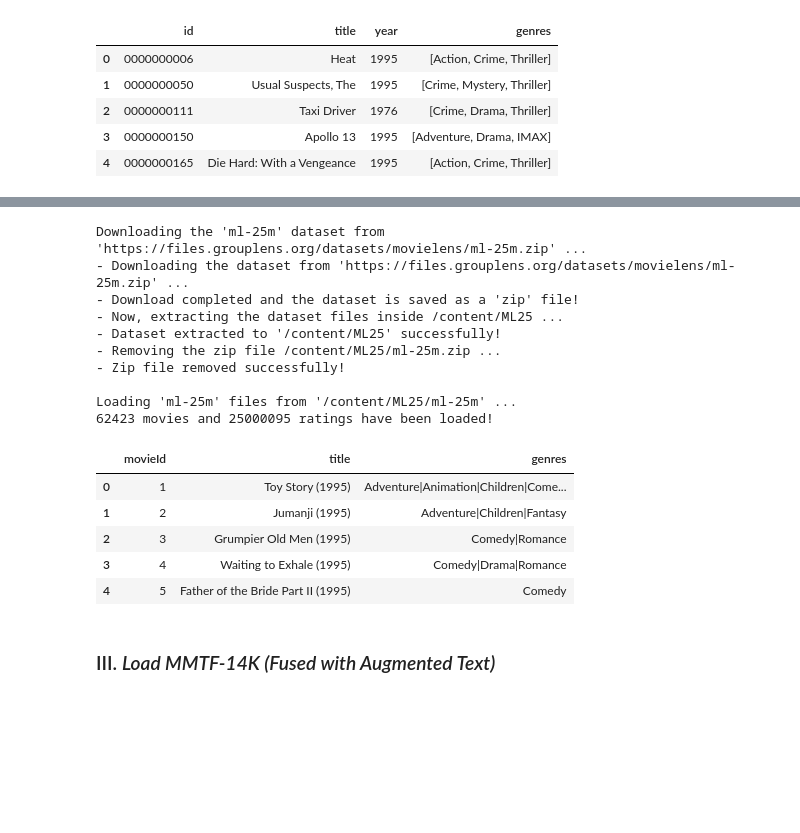
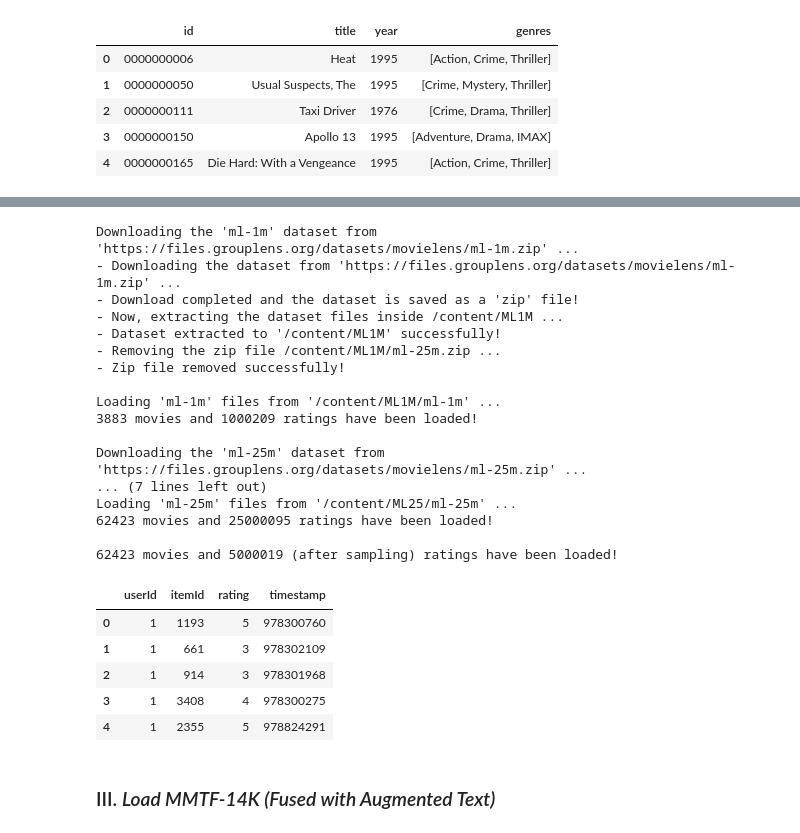
Before and after one commit to RecSys-lab/movifex_dataset, a Jupyter notebook: examples/dataset_statistics.ipynb, the cells around one changed output, grey strips where cells are left out. Cells and saved outputs as stored; diff of their text form; code cells hidden in the pictures; blank space fills up the shorter version.

```diff
--- a/examples/dataset_statistics.ipynb
+++ b/examples/dataset_statistics.ipynb
@@ -78,42 +78,70 @@ movifexDF.head(5)
 # %%
 from movifex.utils import loadDataFromCSV
 from movifex.datasets.movielens.downloader import downloadMovielens25m
 
 # Variables
-movielenzVariant = "ml-25m"
-datasetPath = "/content/ML25"
-movielenzUrl = f"https://files.grouplens.org/datasets/movielens/{movielenzVariant}.zip"
+SEED = 42
+Sampler = 0.2     # Sampling the results
+movieLenzVariants = ['ml-1m', 'ml-25m']
 
-# Download the MovieLenz Dataset
-print(f"Downloading the '{movielenzVariant}' dataset from '{movielenzUrl}' ...")
-isDownloadSuccessful = downloadMovielens25m(movielenzUrl, datasetPath)
-if not isDownloadSuccessful:
-  print('- Seems like there was a problem while downloading!')
-datasetPath = os.path.join(datasetPath, "ml-25m")
+for variant in movieLenzVariants:
+  movielenzUrl = f"https://files.grouplens.org/datasets/movielens/{variant}.zip"
+  # Download the MovieLenz Dataset
+  datasetPath = f"/content/{'ML25' if variant == 'ml-25m' else 'ML1M'}"
+  print(f"Downloading the '{variant}' dataset from '{movielenzUrl}' ...")
+  isDownloadSuccessful = downloadMovielens25m(movielenzUrl, datasetPath)
+  if not isDownloadSuccessful:
+    print('- Seems like there was a problem while downloading!')
+    continue
+  datasetPath = os.path.join(datasetPath, variant)
+  # Load the Files
+  print(f"\nLoading '{variant}' files from '{datasetPath}' ...")
+  if variant == 'ml-25m':
+    mlMoviesDF_25M = loadDataFromCSV(os.path.join(datasetPath, "movies.csv"))
+    mlRatingsDF_25M = loadDataFromCSV(os.path.join(datasetPath, "ratings.csv"))
+    print(f"{len(mlMoviesDF_25M)} movies and {len(mlRatingsDF_25M)} ratings have been loaded!\n")
+    # Apply sampling
+    origLen = len(mlRatingsDF_25M)
+    mlRatingsDF_25M_Sampled = mlRatingsDF_25M.sample(frac=Sampler, random_state=SEED).reset_index(drop=True)
+    print(f"{len(mlMoviesDF_25M)} movies and {len(mlRatingsDF_25M_Sampled)} (after sampling) ratings have been loaded!\n")
+  elif variant == 'ml-1m':
+    # Load the Files
+    delim, eng = '::', 'python'
+    moviesFile = os.path.join(datasetPath, "movies.dat")
+    ratingsFile = os.path.join(datasetPath, "ratings.dat")
+    mlMoviesDF_1M = pd.read_csv(moviesFile, sep=delim,
+                             names=['itemId', 'title', 'genres'],
+                             engine=eng, header=None, encoding='latin-1')
+    mlRatingsDF_1M = pd.read_csv(ratingsFile, sep=delim,
+                              names=['userId', 'itemId', 'rating', 'timestamp'],
+                              engine=eng, header=None, encoding='latin-1')
+    print(f"{len(mlMoviesDF_1M)} movies and {len(mlRatingsDF_1M)} ratings have been loaded!\n")
 
-# Load the Files
-print(f"\nLoading '{movielenzVariant}' files from '{datasetPath}' ...")
-mlMoviesDF = loadDataFromCSV(os.path.join(datasetPath, "movies.csv"))
-mlRatingsDF = loadDataFromCSV(os.path.join(datasetPath, "ratings.csv"))
-print(f"{len(mlMoviesDF)} movies and {len(mlRatingsDF)} ratings have been loaded!")
-mlMoviesDF.head(5)
+mlRatingsDF_1M.head(5)
 # %% [output]
-Downloading the 'ml-25m' dataset from 'https://files.grouplens.org/datasets/movielens/ml-25m.zip' ...
-- Downloading the dataset from 'https://files.grouplens.org/datasets/movielens/ml-25m.zip' ...
+Downloading the 'ml-1m' dataset from 'https://files.grouplens.org/datasets/movielens/ml-1m.zip' ...
+- Downloading the dataset from 'https://files.grouplens.org/datasets/movielens/ml-1m.zip' ...
 - Download completed and the dataset is saved as a 'zip' file!
-- Now, extracting the dataset files inside /content/ML25 ...
-- Dataset extracted to '/content/ML25' successfully!
-- Removing the zip file /content/ML25/ml-25m.zip ...
+- Now, extracting the dataset files inside /content/ML1M ...
+- Dataset extracted to '/content/ML1M' successfully!
+- Removing the zip file /content/ML1M/ml-25m.zip ...
 - Zip file removed successfully!
 
+Loading 'ml-1m' files from '/content/ML1M/ml-1m' ...
+3883 movies and 1000209 ratings have been loaded!
+
+Downloading the 'ml-25m' dataset from 'https://files.grouplens.org/datasets/movielens/ml-25m.zip' ...
+... (7 lines left out)
 Loading 'ml-25m' files from '/content/ML25/ml-25m' ...
 62423 movies and 25000095 ratings have been loaded!
+
+62423 movies and 5000019 (after sampling) ratings have been loaded!
-|  | movieId | title | genres |
-| 0 | 1 | Toy Story (1995) | Adventure|Animation|Children|Come... |
-| 1 | 2 | Jumanji (1995) | Adventure|Children|Fantasy |
-| 2 | 3 | Grumpier Old Men (1995) | Comedy|Romance |
-| 3 | 4 | Waiting to Exhale (1995) | Comedy|Drama|Romance |
-| 4 | 5 | Father of the Bride Part II (1995) | Comedy |
+|  | userId | itemId | rating | timestamp |
+| 0 | 1 | 1193 | 5 | 978300760 |
+| 1 | 1 | 661 | 3 | 978302109 |
+| 2 | 1 | 914 | 3 | 978301968 |
+| 3 | 1 | 3408 | 4 | 978300275 |
+| 4 | 1 | 2355 | 5 | 978824291 |
 # %% [markdown]
 ### III. *Load MMTF-14K (Fused with Augmented Text)*
 # %%
```
Also changed, not shown: parts of 5 cells of this notebook.
